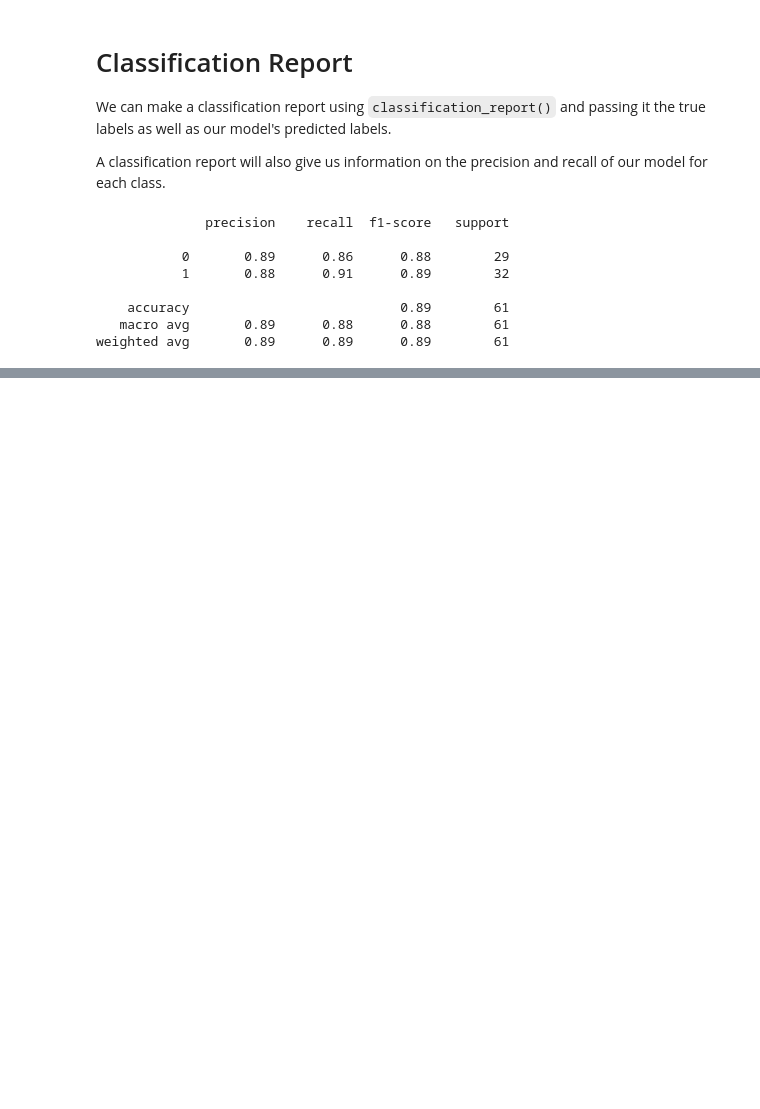
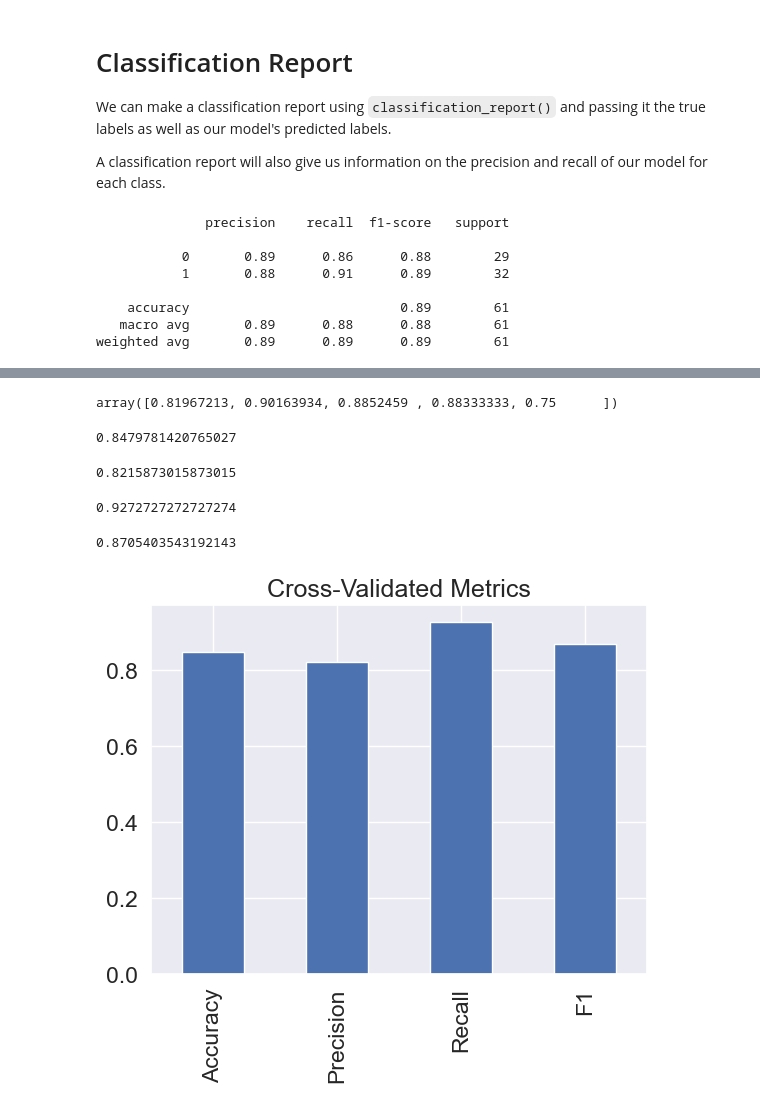
Before and after one commit to Aliabdo6/predicting-heart-disease-sklearn, a Jupyter notebook: end-to-end-heart-disease-classification.ipynb, the cells around one changed output, grey strips where cells are left out. Cells and saved outputs as stored; diff of their text form; code cells hidden in the pictures; blank space fills up the shorter version.

```diff
--- a/end-to-end-heart-disease-classification.ipynb
+++ b/end-to-end-heart-disease-classification.ipynb
@@ -1125,0 +1177,55 @@ weighted avg       0.89      0.89      0.89        61
+# %%
+# Cross-validated accuracy score
+cv_acc = cross_val_score(clf ,
+                         x,
+                         y,
+                         cv=5,
+                         scoring='accuracy')
+cv_acc
+# %% [output]
+array([0.81967213, 0.90163934, 0.8852459 , 0.88333333, 0.75      ])
+# %%
+cv_acc=  np.mean(cv_acc)
+cv_acc
+# %% [output]
+0.8479781420765027
+# %%
+# Cross-validated precision score
+cv_precision = np.mean(cross_val_score(clf,
+                                       x,
+                                       y,
+                                       cv=5, # 5-fold cross-validation
+                                       scoring="precision")) # precision as scoring
+cv_precision
+# %% [output]
+0.8215873015873015
+# %%
+# Cross-validated recall score
+cv_recall = np.mean(cross_val_score(clf,
+                                    x,
+                                    y,
+                                    cv=5, # 5-fold cross-validation
+                                    scoring="recall")) # recall as scoring
+cv_recall
+# %% [output]
+0.9272727272727274
+# %%
+# Cross-validated F1 score
+cv_f1 = np.mean(cross_val_score(clf,
+                                x,
+                                y,
+                                cv=5, # 5-fold cross-validation
+                                scoring="f1")) # f1 as scoring
+cv_f1
+# %% [output]
+0.8705403543192143
+# %%
+# Visualizing cross-validated metrics
+cv_metrics = pd.DataFrame({"Accuracy": cv_acc,
+                            "Precision": cv_precision,
+                            "Recall": cv_recall,
+                            "F1": cv_f1},
+                          index=[0])
+cv_metrics.T.plot.bar(title="Cross-Validated Metrics", legend=False);
+# %% [output]
+[figure, added]
```
Also changed, not shown: parts of 14 cells of this notebook.
